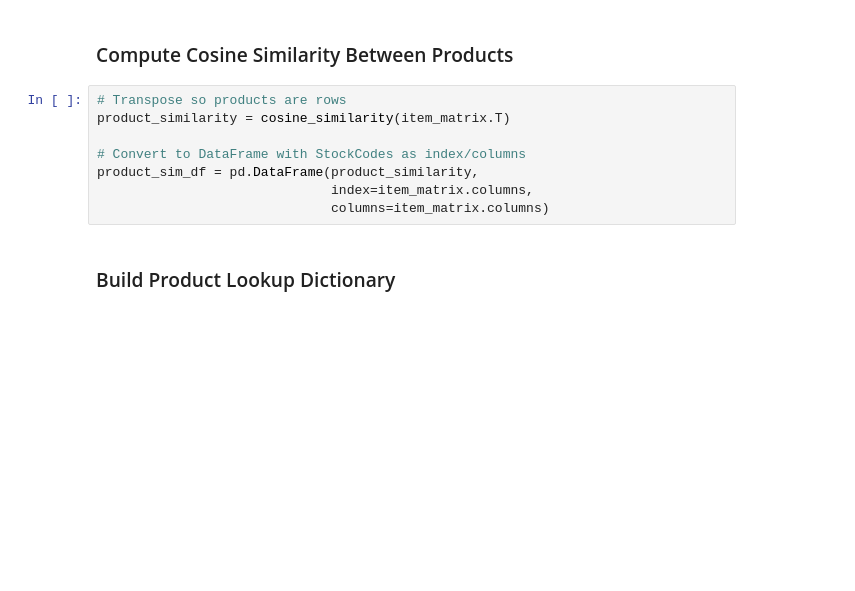
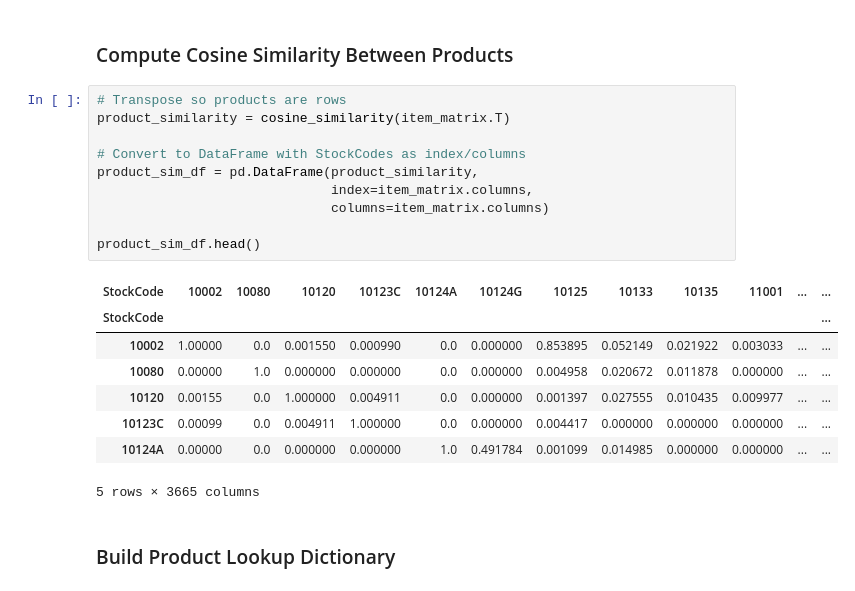
Before and after one commit to VijayRakkaiah/Shopper_Spectrum, a Jupyter notebook: Shopper_Spectrum.ipynb, the cells around one changed output. Drawn from its saved outputs; the diff is of its cells as text; blank space fills up the shorter version.

```diff
--- a/Shopper_Spectrum.ipynb
+++ b/Shopper_Spectrum.ipynb
@@ -470,11 +496,22 @@ item_matrix = df.pivot_table(index='CustomerID',
 # %%
 # Transpose so products are rows
 product_similarity = cosine_similarity(item_matrix.T)
 
 # Convert to DataFrame with StockCodes as index/columns
 product_sim_df = pd.DataFrame(product_similarity,
                               index=item_matrix.columns,
                               columns=item_matrix.columns)
+
+product_sim_df.head()
+# %% [output]
+| StockCode | 10002 | 10080 | 10120 | 10123C | 10124A | 10124G | 10125 | 10133 | 10135 | 11001 | ... | ... |
+| StockCode |  |  |  |  |  |  |  |  |  |  |  | ... |
+| 10002 | 1.00000 | 0.0 | 0.001550 | 0.000990 | 0.0 | 0.000000 | 0.853895 | 0.052149 | 0.021922 | 0.003033 | ... | ... |
+| 10080 | 0.00000 | 1.0 | 0.000000 | 0.000000 | 0.0 | 0.000000 | 0.004958 | 0.020672 | 0.011878 | 0.000000 | ... | ... |
+| 10120 | 0.00155 | 0.0 | 1.000000 | 0.004911 | 0.0 | 0.000000 | 0.001397 | 0.027555 | 0.010435 | 0.009977 | ... | ... |
+| 10123C | 0.00099 | 0.0 | 0.004911 | 1.000000 | 0.0 | 0.000000 | 0.004417 | 0.000000 | 0.000000 | 0.000000 | ... | ... |
+| 10124A | 0.00000 | 0.0 | 0.000000 | 0.000000 | 1.0 | 0.491784 | 0.001099 | 0.014985 | 0.000000 | 0.000000 | ... | ... |
+5 rows × 3665 columns
 # %% [markdown]
 ### Build Product Lookup Dictionary
 # %%
```
Also changed, not shown: parts of 5 cells of this notebook.
